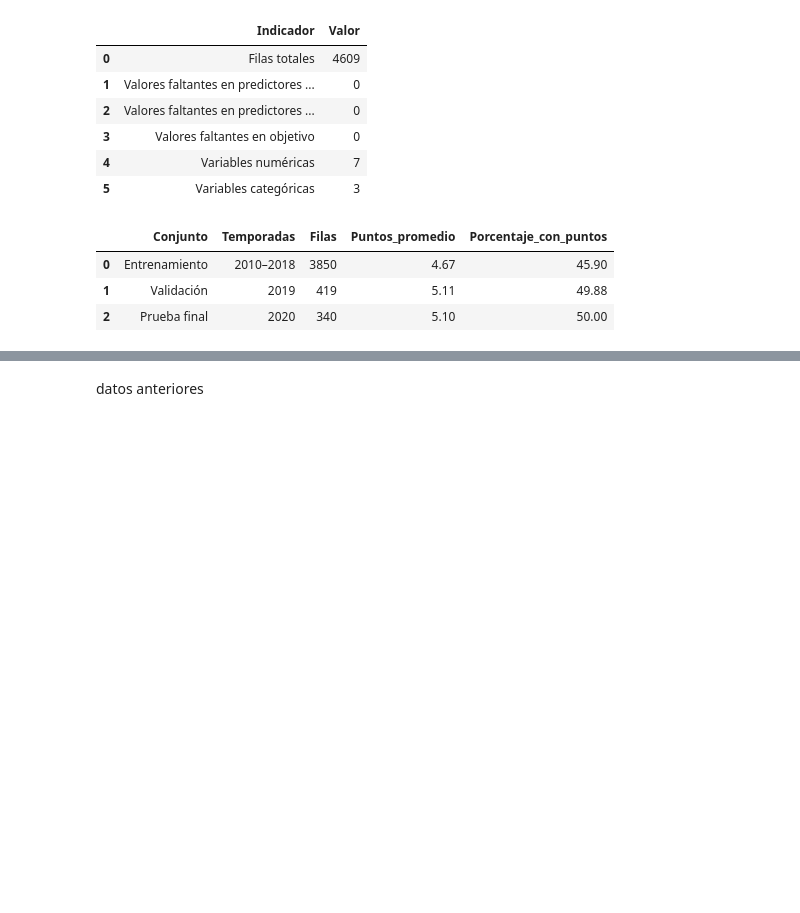
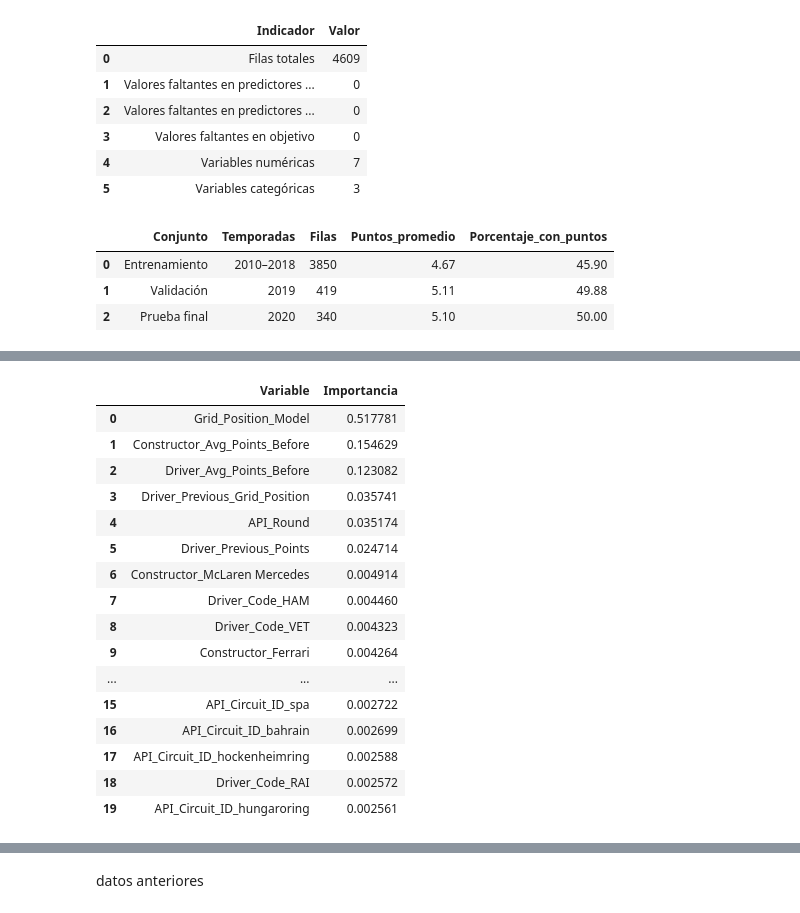
Before and after one commit to nathalia2000-web/DS-II-Pu-al, a Jupyter notebook: DS_II_+Puñal.ipynb, the cells around one changed output, grey strips where cells are left out. Saved outputs shown, nothing was run; the diff lists cells and outputs as text; code cells hidden in the pictures; blank space fills up the shorter version.

```diff
--- a/DS_II_+Puñal.ipynb
+++ b/DS_II_+Puñal.ipynb
@@ -2328,0 +2729,46 @@ display(resumen_particiones)
+# %%
+nombres_variables_transformadas = (
+    modelo_random_forest_final
+    .named_steps["preprocesamiento"]
+    .get_feature_names_out()
+)
+
+importancias_random_forest = (
+    pd.DataFrame({
+        "Variable": nombres_variables_transformadas,
+        "Importancia": (
+            modelo_random_forest_final
+            .named_steps["modelo"]
+            .feature_importances_
+        )
+    })
+    .sort_values("Importancia", ascending=False)
+    .reset_index(drop=True)
+)
+
+# Se eliminan prefijos técnicos para una lectura más clara.
+importancias_random_forest["Variable"] = (
+    importancias_random_forest["Variable"]
+    .str.replace("numericas__", "", regex=False)
+    .str.replace("categoricas__", "", regex=False)
+)
+
+display(importancias_random_forest.head(20))
+# %% [output]
+|  | Variable | Importancia |
+| 0 | Grid_Position_Model | 0.517781 |
+| 1 | Constructor_Avg_Points_Before | 0.154629 |
+| 2 | Driver_Avg_Points_Before | 0.123082 |
+| 3 | Driver_Previous_Grid_Position | 0.035741 |
+| 4 | API_Round | 0.035174 |
+| 5 | Driver_Previous_Points | 0.024714 |
+| 6 | Constructor_McLaren Mercedes | 0.004914 |
+| 7 | Driver_Code_HAM | 0.004460 |
+| 8 | Driver_Code_VET | 0.004323 |
+| 9 | Constructor_Ferrari | 0.004264 |
+| ... | ... | ... |
+| 15 | API_Circuit_ID_spa | 0.002722 |
+| 16 | API_Circuit_ID_bahrain | 0.002699 |
+| 17 | API_Circuit_ID_hockenheimring | 0.002588 |
+| 18 | Driver_Code_RAI | 0.002572 |
+| 19 | API_Circuit_ID_hungaroring | 0.002561 |
```
Also changed, not shown: parts of 12 cells of this notebook.
